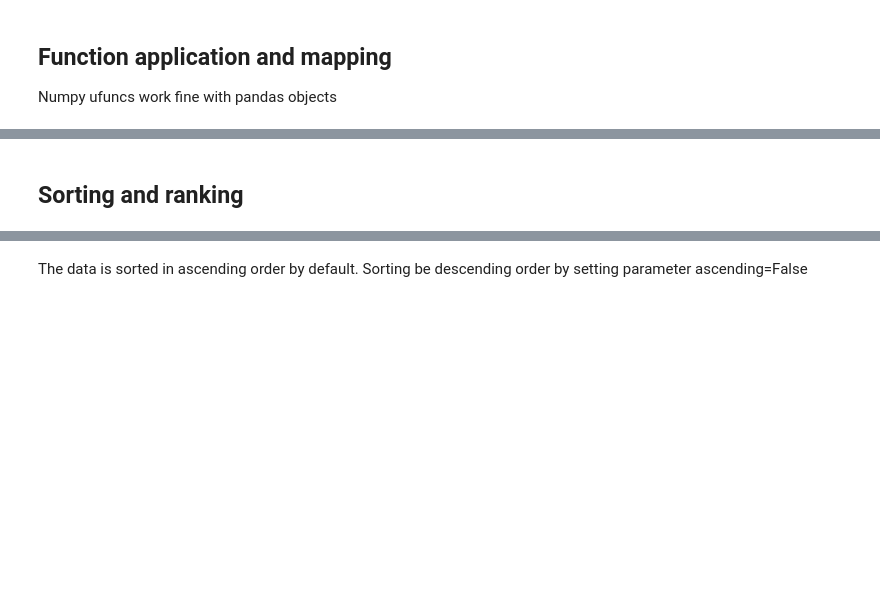
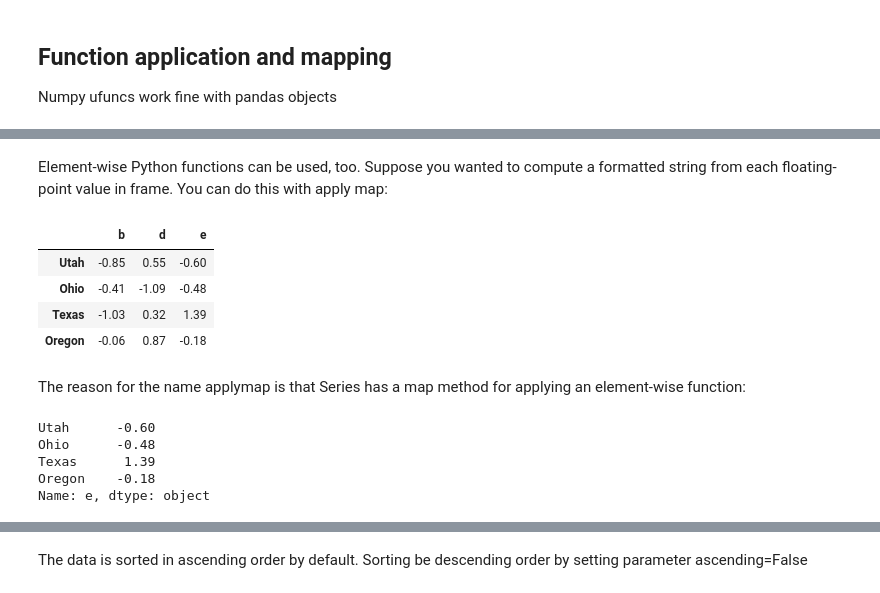
Before and after one commit to LeoUCD/Python_Beginer_For_Statistics, a Jupyter notebook: Getting_Started_with_Pandas.ipynb, the cells around one changed output, grey strips where cells are left out. Saved outputs shown, nothing was run; the diff lists cells and outputs as text; code cells hidden in the pictures; blank space fills up the shorter version.

Commit message:
statistical functions

```diff
--- a/Getting_Started_with_Pandas.ipynb
+++ b/Getting_Started_with_Pandas.ipynb
@@ -1235,2 +1270,25 @@ frame.apply(f, axis=1) #按行选取最大值最小值
-# %% [markdown]
-## Sorting and ranking
+# %% [markdown]
+Element-wise Python functions can be used, too. Suppose you wanted to compute a
+formatted string from each floating-point value in frame. You can do this with apply
+map:
+# %%
+format= lambda x: '%.2f' % x
+# %%
+frame.applymap(format)
+# %% [output]
+|  | b | d | e |
+| Utah | -0.85 | 0.55 | -0.60 |
+| Ohio | -0.41 | -1.09 | -0.48 |
+| Texas | -1.03 | 0.32 | 1.39 |
+| Oregon | -0.06 | 0.87 | -0.18 |
+# %% [markdown]
+The reason for the name applymap is that Series has a map method for applying an
+element-wise function:
+# %%
+frame['e'].map(format)
+# %% [output]
+Utah      -0.60
+Ohio      -0.48
+Texas      1.39
+Oregon    -0.18
+Name: e, dtype: object
```
Also changed, not shown: parts of 62 cells of this notebook.
